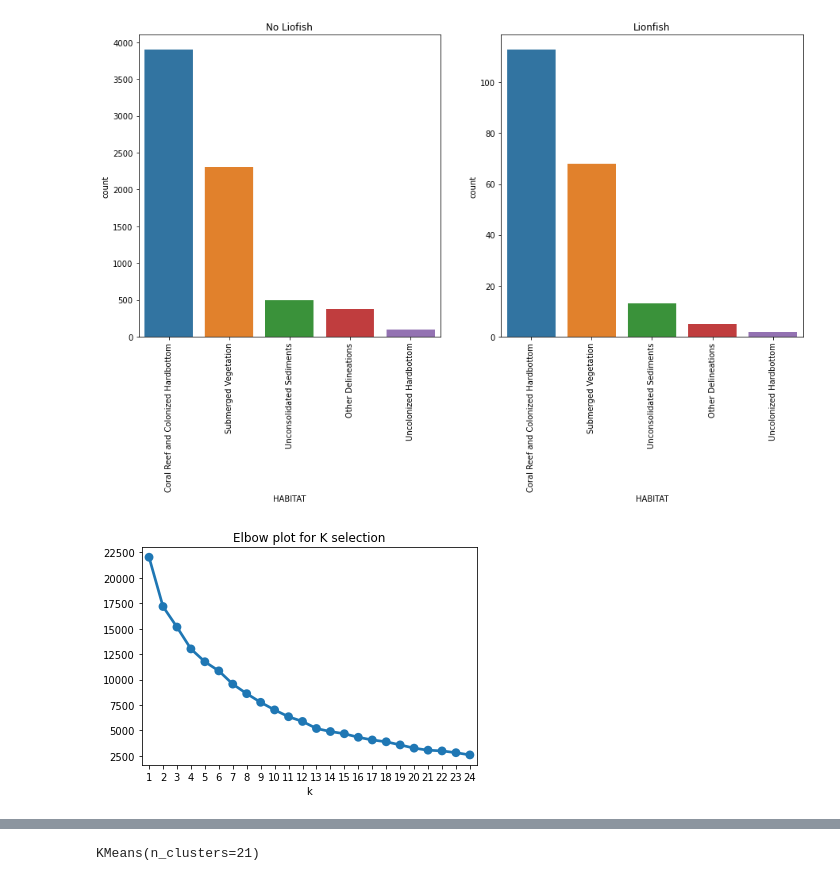
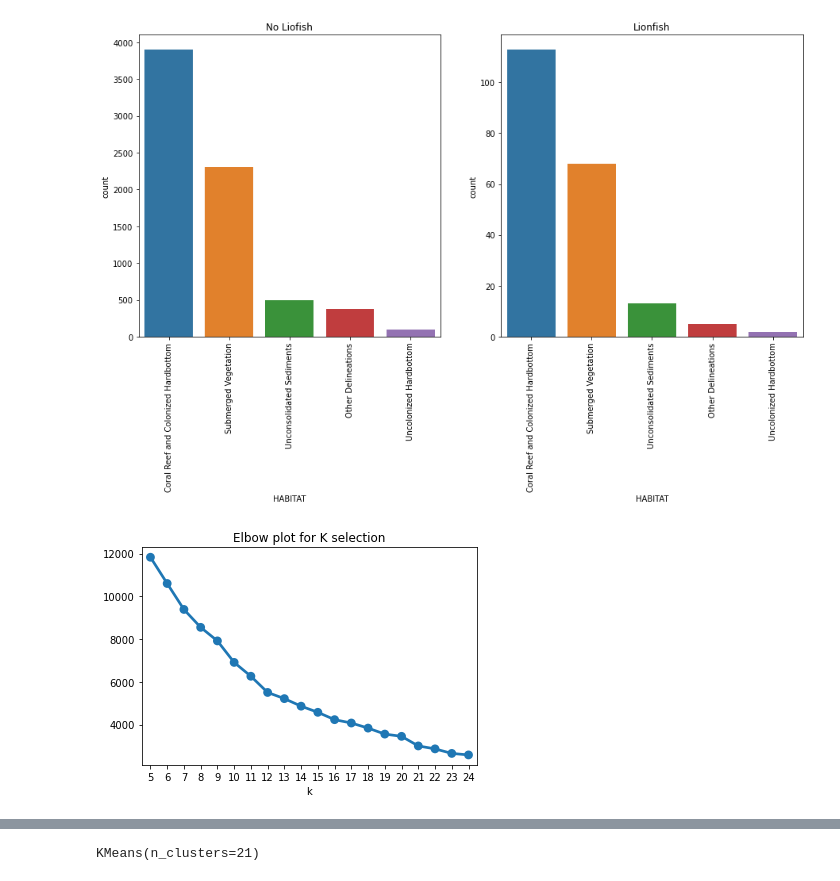
Before and after one commit to eric220/lf_probability_map, a Jupyter notebook: notebooks/Explore_Data.ipynb, the cells around one changed output, grey strips where cells are left out. Saved outputs shown, nothing was run; the diff lists cells and outputs as text; code cells hidden in the pictures.

```diff
--- a/notebooks/Explore_Data.ipynb
+++ b/notebooks/Explore_Data.ipynb
@@ -167,16 +236,16 @@ plot_sidebysides(df, 'HABITAT')
 # %%
 def elbow_plot(data):
     sse = {}
-    for k in range(1, 25):
+    for k in range(5, 25):
         kmeans = KMeans(n_clusters=k)
         kmeans.fit(data)
         sse[k] = kmeans.inertia_
     plt.title('Elbow plot for K selection')
     plt.xlabel('k')
     sn.pointplot(x=list(sse.keys()),
                  y=list(sse.values()))
     plt.show()
 k_train = pd.get_dummies(df[['DESCRIPTOR', 'ZONE', 'HABITAT', 'TYPE']], drop_first = False)
 elbow_plot(k_train)
 # %% [output]
-[figure, old version]
+[figure, new version]
```
Also changed, not shown: parts of 31 cells of this notebook, 3 other files.
